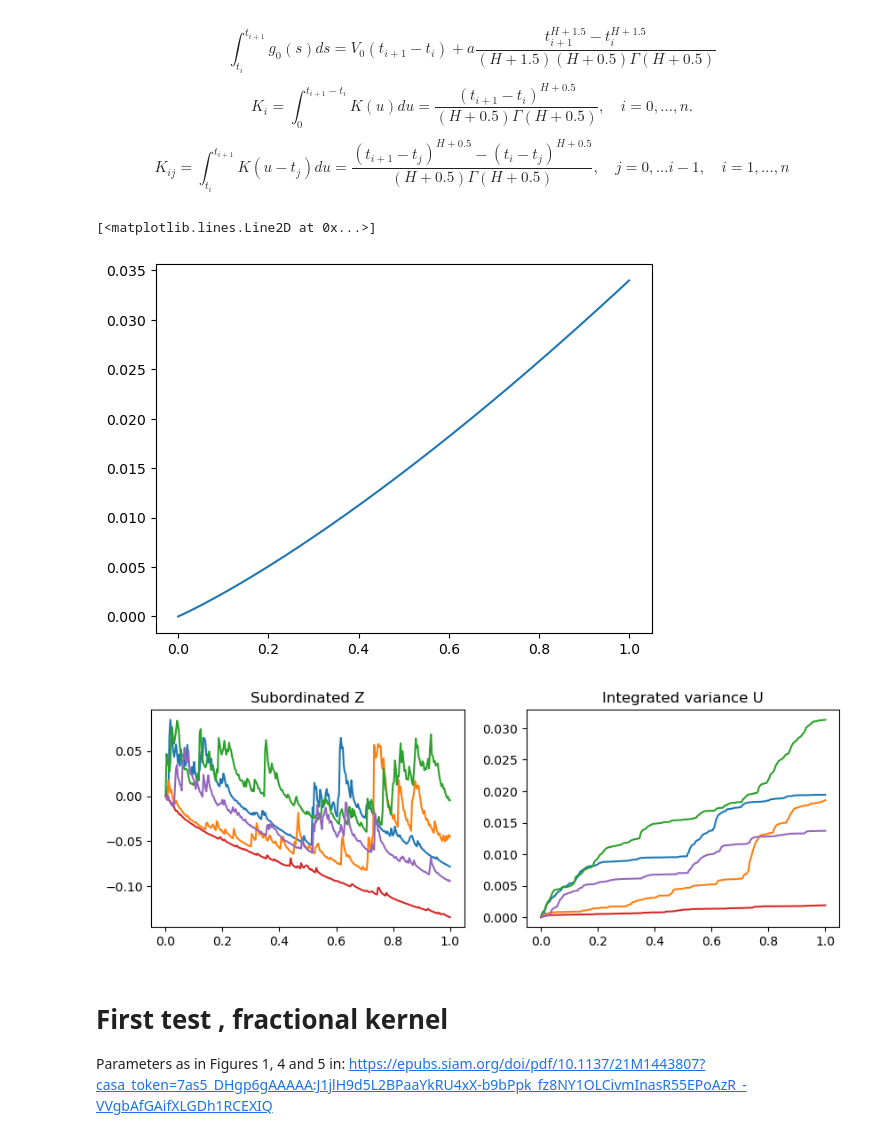
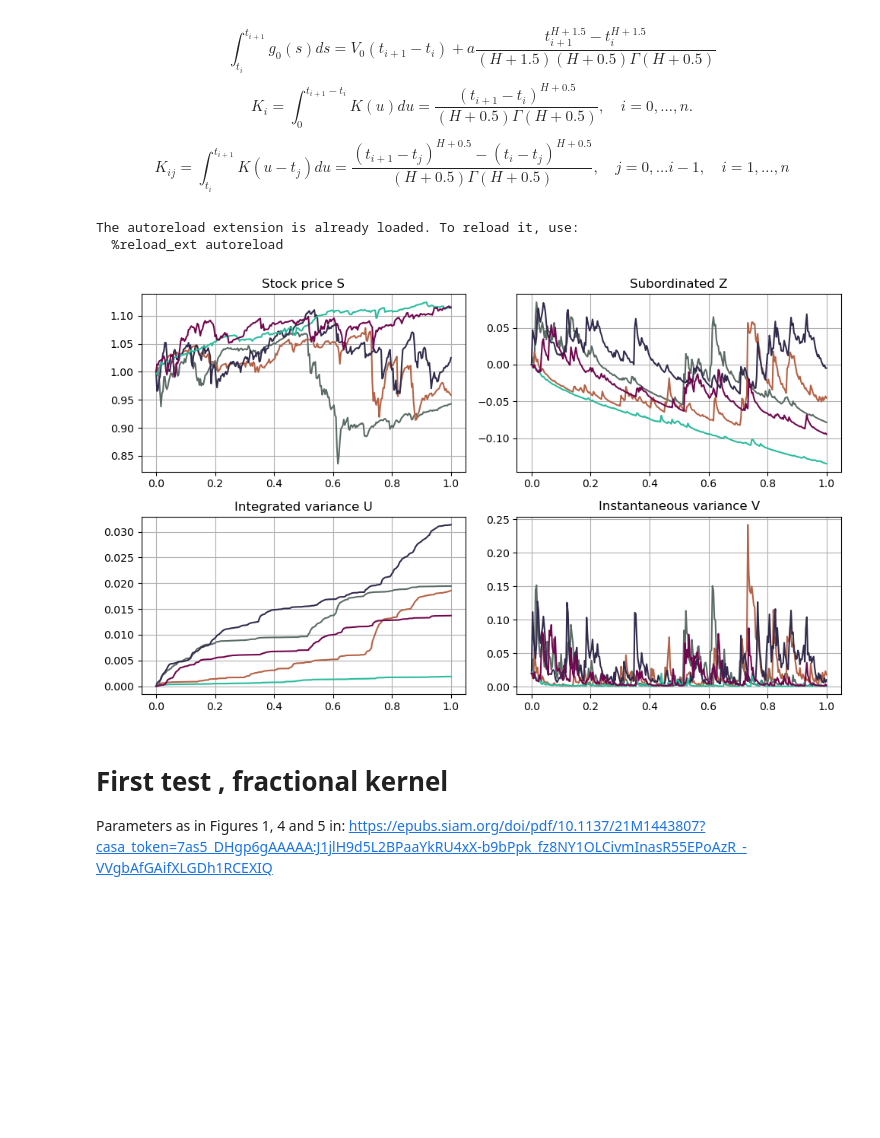
Before and after one commit to MrG1raffe/volterra_hawkes, a Jupyter notebook: notebooks/iVi_VolterraHeston.ipynb, the cells around one changed output. Drawn from its saved outputs; the diff is of its cells as text; code cells hidden in the pictures; blank space fills up the shorter version.

```diff
--- a/notebooks/iVi_VolterraHeston.ipynb
+++ b/notebooks/iVi_VolterraHeston.ipynb
@@ -116,10 +108,21 @@ if "../" not in sys.path:
 
 import numpy as np
 import random
+import matplotlib
 import matplotlib.pyplot as plt
 from scipy.special import gamma
 
-from volterra_hawkes.iVi import IVIVolterra
+from volterra_hawkes.iVi.iVi_volterra_vol_model import IVIVolterraVolModel
 from volterra_hawkes.kernel.exponential_kernel import ExponentialKernel
 from volterra_hawkes.kernel.constant_kernel import ConstantKernel
 from volterra_hawkes.kernel.fractional_kernel import FractionalKernel
+
+color_cycle = ["#5b6c64", "#B56246", "#322B4D", "#28BC9C", "#71074E"]
+plt.rcParams["figure.figsize"]        = ((1 + np.sqrt(5)) / 2 * 5, 5)
+plt.rcParams["figure.autolayout"]     = True
+plt.rcParams["patch.force_edgecolor"] = False
+plt.rcParams["axes.grid"]             = True
+plt.rcParams['axes.prop_cycle']       = matplotlib.cycler(color=color_cycle)
+# %% [output]
+The autoreload extension is already loaded. To reload it, use:
+  %reload_ext autoreload
@@ -134,37 +129,45 @@ x_uniform = np.random.uniform(0, 1, (NNN,MMM))
-# %%
-plt.plot(t_grid, g0_bar(t_grid))
-# %% [output]
-[<matplotlib.lines.Line2D at 0x...>]
-[figure, removed]
 # %%
 H = 0.1
 a, b, c = 0.02, - 0.3, .3
 V_0 = 0.02
+rho = -0.7
+
+T = 1
 
 kernel = FractionalKernel(H=H)
+
+def g0(t):
+    return V_0 + a * kernel.integrated_kernel(t)
+
 def g0_bar(t):
     return V_0 * t + a * kernel.double_integrated_kernel(t)
 
 
 rng = np.random.default_rng(seed=42)
-ivi = IVIVolterra(is_continuous=True, kernel=kernel, g0_bar=g0_bar, rng=rng, b=b, c=c)
+model = IVIVolterraVolModel(is_continuous=True, kernel=kernel, g0_bar=g0_bar, rng=rng, b=b, c=c, g0=g0, rho=rho)
 
 n_steps = 300
 n_paths = 5
 t_grid = np.linspace(0, T, n_steps + 1)
-U, Z = ivi.simulate(n_paths=n_paths, t_grid=t_grid)
+S, U, Z, V = model.simulate_price(n_paths=n_paths, t_grid=t_grid)
 
-fig = plt.figure(figsize=(10,7))
+fig = plt.figure(figsize=(10, 6))
 
-plt.subplot(2, 2, 3)
+plt.subplot(2, 2, 1)
+plt.plot(t_grid, S[:, 0:10])
+plt.title('Stock price S')
+plt.subplot(2, 2, 2)
 plt.plot(t_grid, Z[:, 0:10])
 plt.title('Subordinated Z')
-plt.subplot(2, 2, 4)
+plt.subplot(2, 2, 3)
 plt.plot(t_grid, U[:, :10])
 plt.title('Integrated variance U')
+plt.subplot(2, 2, 4)
+plt.plot(t_grid, V[:, :10])
+plt.title('Instantaneous variance V')
 plt.show()
 # %% [output]
-[figure, old version]
+[figure, new version]
 # %% [markdown]
 # First test , fractional kernel
 
```
Also changed, not shown: parts of 9 cells of this notebook, 11 other files.
